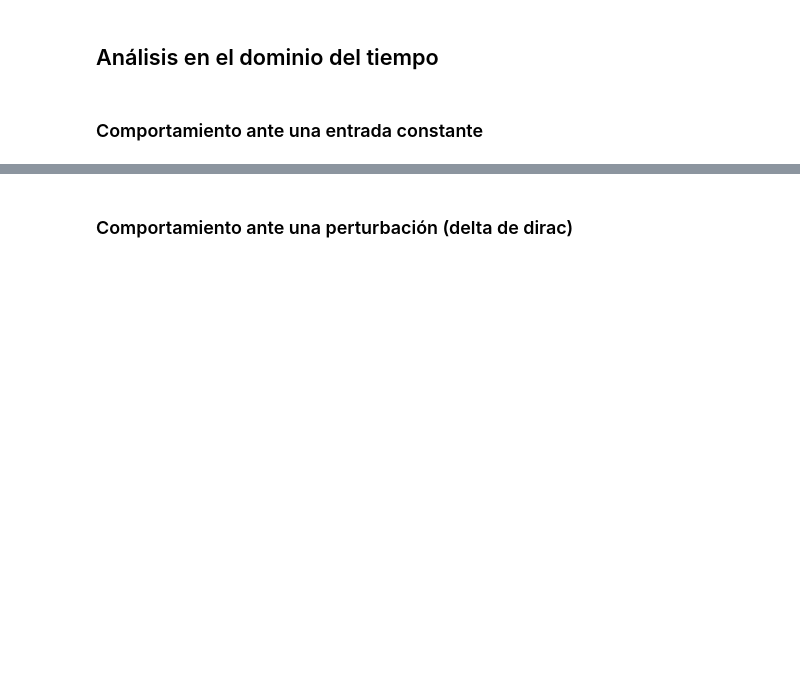
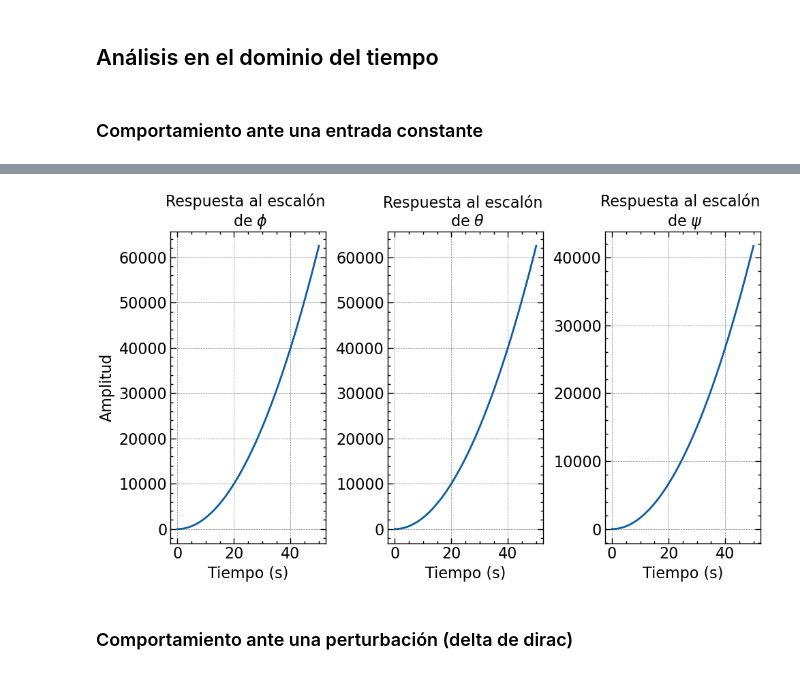
Before and after one commit to physicsIS/quadcopter, a Jupyter notebook: math_model.ipynb, the cells around one changed output, grey strips where cells are left out. Cells and saved outputs as stored; diff of their text form; code cells hidden in the pictures; blank space fills up the shorter version.

```diff
--- a/math_model.ipynb
+++ b/math_model.ipynb
@@ -488,2 +537,21 @@ display(G_matrix)
+# %%
+t = np.linspace(0, 50, 5000)
+t, x = ctl.step_response(G[6][1],T=t)
+t,y = ctl.step_response(G[8][2],T=t)
+t,z = ctl.step_response(G[10][3],T=t)
+
+response = [x,y,z]
+response_labels = [r'$\phi$', r'$\theta$', r'$\psi$']
+fig, ax = plt.subplots(1,3,figsize=(10, 6))
+for i in range(3):
+	ax[i].plot(t, response[i], label='Respuesta al escalón')
+	ax[i].set_title(f'Respuesta al escalón \n de {response_labels[i]}')
+	ax[i].set_xlabel('Tiempo (s)')
+ax[0].set_ylabel('Amplitud')
+
+fig.tight_layout()
+fig.savefig("step_responses_orientation.png", dpi=300)
+# %% [output]
+[figure, added]
 # %% [markdown]
 ### Comportamiento ante una perturbación (delta de dirac)
```
Also changed, not shown: parts of 6 cells of this notebook, 4 other files.
